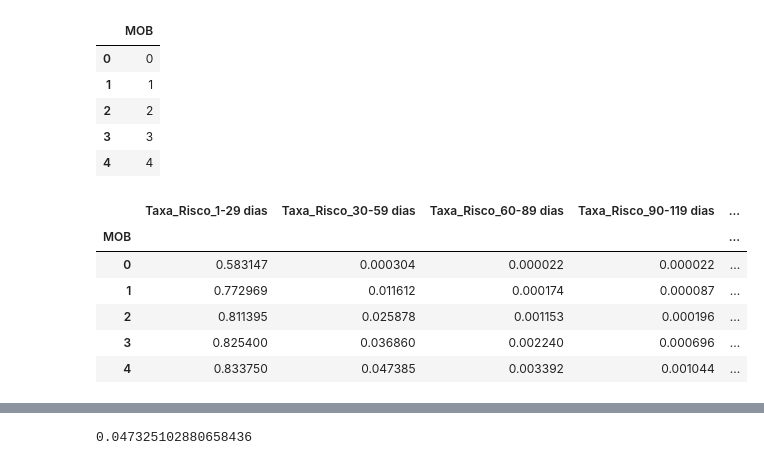
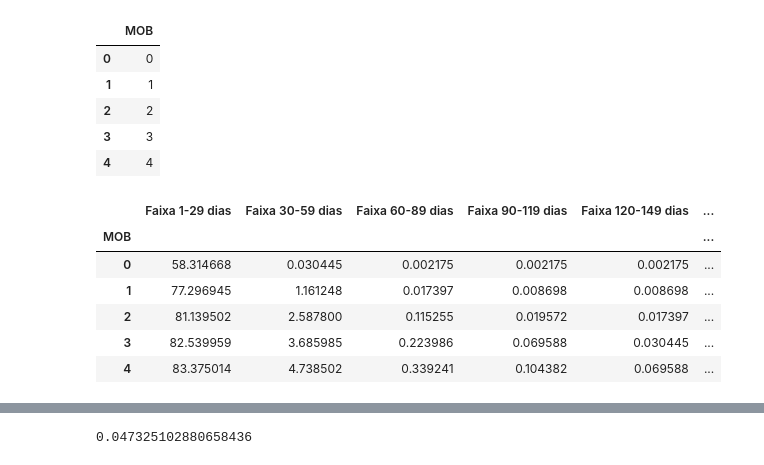
Before and after one commit to ViniciusCastillo/Aprendendo, a Jupyter notebook: Analise_Base_Aprovados.ipynb, the cells around one changed output, grey strips where cells are left out. Cells and saved outputs as stored; diff of their text form; code cells hidden in the pictures.

```diff
--- a/Analise_Base_Aprovados.ipynb
+++ b/Analise_Base_Aprovados.ipynb
@@ -114,8 +114,7 @@ qtd_clientes.head()
 | -57 | 400 |
 | -56 | 470 |
 # %%
-MOBs = pd.DataFrame(aprovados.MOB.unique())
-MOBs.columns = ['MOB']
+MOBs = pd.DataFrame(aprovados.MOB.unique(), columns=['MOB'])
 MOBs.sort_values('MOB', inplace=True)
 MOBs.reset_index(drop=True, inplace=True)
 MOBs.head()
@@ -129,29 +128,30 @@ MOBs.head()
 # %%
 cod_faixas = dict(aprovados.groupby(['Cod_Faixa_Atraso','Faixa_atraso']).count().index)
 taxa_por_faixa = MOBs.sort_values('MOB')
 qtd_clientes_total = qtd_clientes.sum()[0]
 taxa_por_faixa['Qtd_Clientes'] = qtd_clientes_total
 taxa_por_faixa=taxa_por_faixa.set_index('MOB')
 for i in range(2,len(cod_faixas)):
   primeiro_risco_i = aprovados.query('Cod_Faixa_Atraso >= @i')[['MOB','ID_Cliente']].groupby(['ID_Cliente']).min().reset_index()
   MOBs_risco_i = primeiro_risco_i.merge(MOBs, how="cross", suffixes=('_inicial',''))
   MOBs_risco_i['Risco'] = 0
   MOBs_risco_i.loc[MOBs_risco_i['MOB'] >= MOBs_risco_i['MOB_inicial'],'Risco'] = 1
   r = MOBs_risco_i[['MOB','Risco']].groupby(['MOB']).sum()
   r.columns=['Qtd_Risco']
   taxa_por_faixa = taxa_por_faixa.join(r)
-  coluna = 'Taxa_Risco_' + cod_faixas[i]
+  coluna = 'Faixa ' + cod_faixas[i]
   taxa_por_faixa[coluna] = taxa_por_faixa['Qtd_Risco']/taxa_por_faixa['Qtd_Clientes']
   taxa_por_faixa[coluna].fillna(0, inplace=True)
   taxa_por_faixa.drop('Qtd_Risco', axis=1, inplace=True)
 
 taxa_por_faixa.drop(['Qtd_Clientes'], axis=1, inplace=True)
+taxa_por_faixa = taxa_por_faixa*100
 taxa_por_faixa.head()
 # %% [output]
-|  | Taxa_Risco_1-29 dias | Taxa_Risco_30-59 dias | Taxa_Risco_60-89 dias | Taxa_Risco_90-119 dias | ... |
-| MOB |  |  |  |  | ... |
-| 0 | 0.583147 | 0.000304 | 0.000022 | 0.000022 | ... |
-| 1 | 0.772969 | 0.011612 | 0.000174 | 0.000087 | ... |
-| 2 | 0.811395 | 0.025878 | 0.001153 | 0.000196 | ... |
-| 3 | 0.825400 | 0.036860 | 0.002240 | 0.000696 | ... |
-| 4 | 0.833750 | 0.047385 | 0.003392 | 0.001044 | ... |
+|  | Faixa 1-29 dias | Faixa 30-59 dias | Faixa 60-89 dias | Faixa 90-119 dias | Faixa 120-149 dias | ... |
+| MOB |  |  |  |  |  | ... |
+| 0 | 58.314668 | 0.030445 | 0.002175 | 0.002175 | 0.002175 | ... |
+| 1 | 77.296945 | 1.161248 | 0.017397 | 0.008698 | 0.008698 | ... |
+| 2 | 81.139502 | 2.587800 | 0.115255 | 0.019572 | 0.017397 | ... |
+| 3 | 82.539959 | 3.685985 | 0.223986 | 0.069588 | 0.030445 | ... |
+| 4 | 83.375014 | 4.738502 | 0.339241 | 0.104382 | 0.069588 | ... |
```
Also changed, not shown: parts of 7 cells of this notebook.
